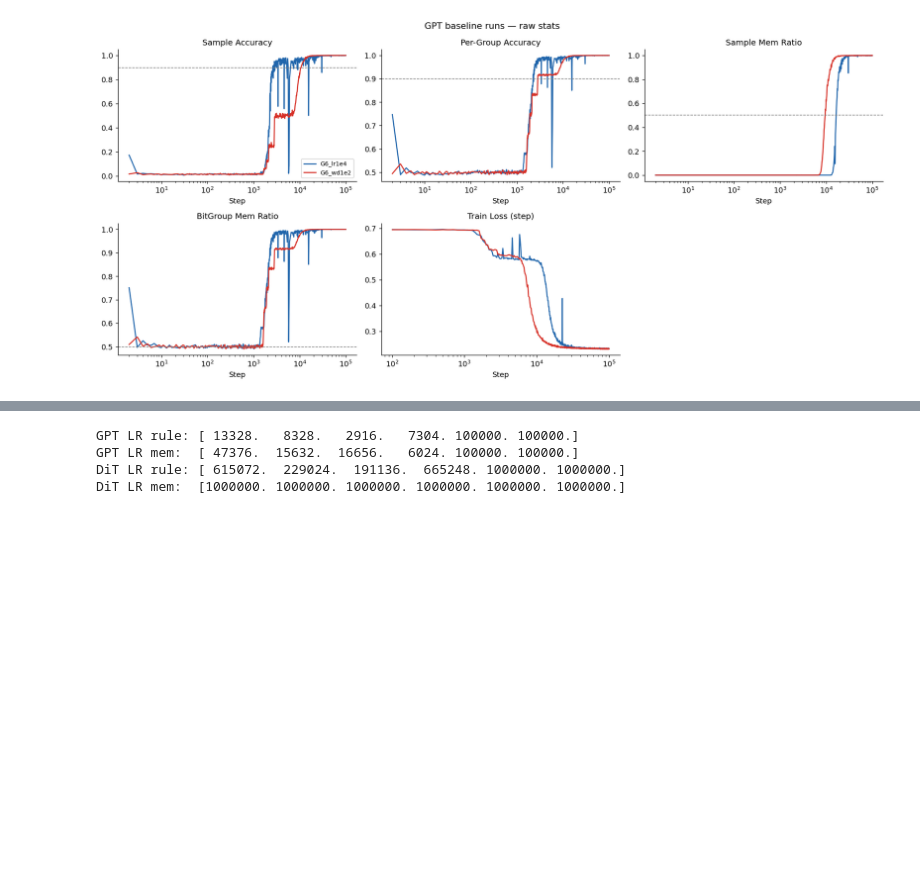
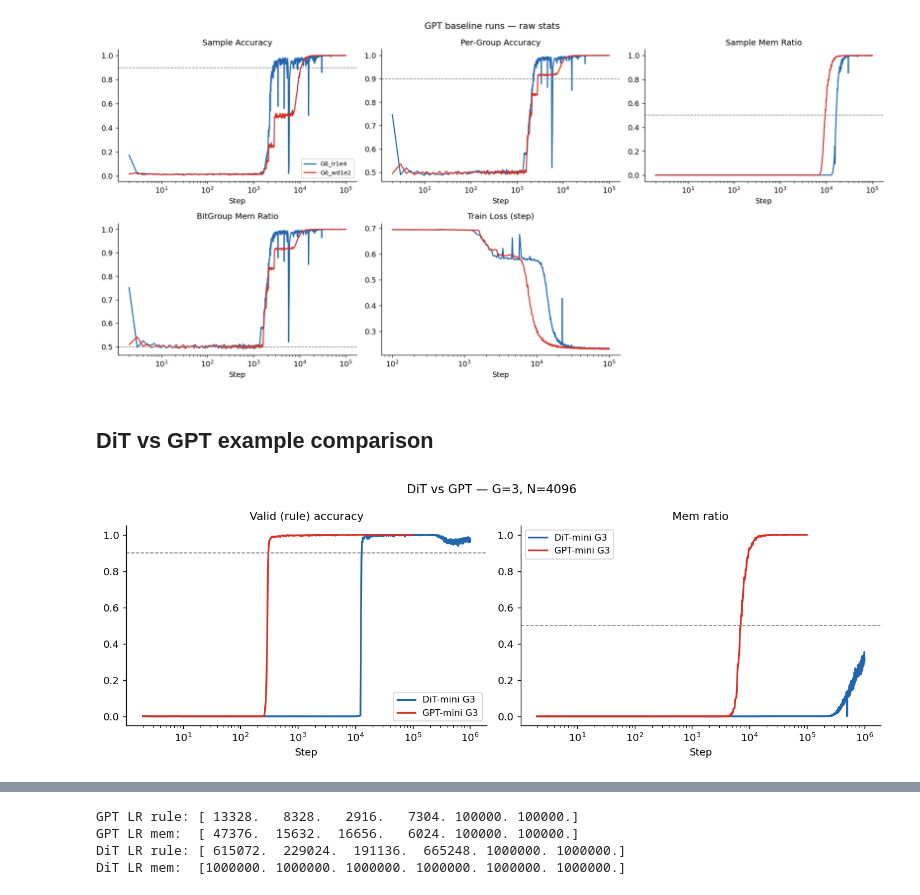
Before and after one commit to Animadversio/DiffusionAttnConsistency, a Jupyter notebook: notebooks/20260504_GPT_CE_analysis.ipynb, the cells around one changed output, grey strips where cells are left out. Cells and saved outputs as stored; diff of their text form; code cells hidden in the pictures; blank space fills up the shorter version.

```diff
--- a/notebooks/20260504_GPT_CE_analysis.ipynb
+++ b/notebooks/20260504_GPT_CE_analysis.ipynb
@@ -183,3 +183,42 @@ plt.tight_layout()
 plt.show()
 # %% [output]
 [figure]
+# %% [markdown]
+## DiT vs GPT example comparison
+# %%
+from core.onset_lib import load_eval_timeseries
+
+# SAVEROOT = "/n/holylfs06/LABS/kempner_fellow_binxuwang/Users/binxuwang/DL_Projects/DiffusionParityLearning"
+
+exps = {
+    "DiT-mini G3": "DiT_mini_parity_N4096_D36_G3_even",
+    "GPT-mini G3": "GPT_mini_parity_N4096_D36_G3_even",
+}
+
+fig, axes = plt.subplots(1, 2, figsize=(11, 4), dpi=130)
+colors = {"DiT-mini G3": "#2166ac", "GPT-mini G3": "#d73027"}
+
+for label, exp_name in exps.items():
+    ts = load_eval_timeseries(exp_name, SAVEROOT)
+    if ts is None:
+        print(f"No data: {exp_name}"); continue
+    steps = ts["eval_steps"] + 1   # +1 avoids log(0)
+    col   = colors[label]
+    axes[0].plot(steps, ts["valid_acc"],  color=col, lw=1.8, label=label)
+    axes[1].plot(steps, ts["mem_ratio"],  color=col, lw=1.8, label=label)
+
+for ax, title, thresh in [
+    (axes[0], "Valid (rule) accuracy", 0.9),
+    (axes[1], "Mem ratio",             0.5),
+]:
+    ax.axhline(thresh, color="gray", lw=0.9, ls="--")
+    ax.set_xscale("log")
+    ax.set_xlabel("Step")
+    ax.set_title(title, fontsize=11)
+    ax.legend(fontsize=9)
+
+fig.suptitle("DiT vs GPT — G=3, N=4096", fontsize=12)
+plt.tight_layout()
+plt.show()
+# %% [output]
+[figure, added]
```
Also changed, not shown: parts of 26 cells of this notebook.
